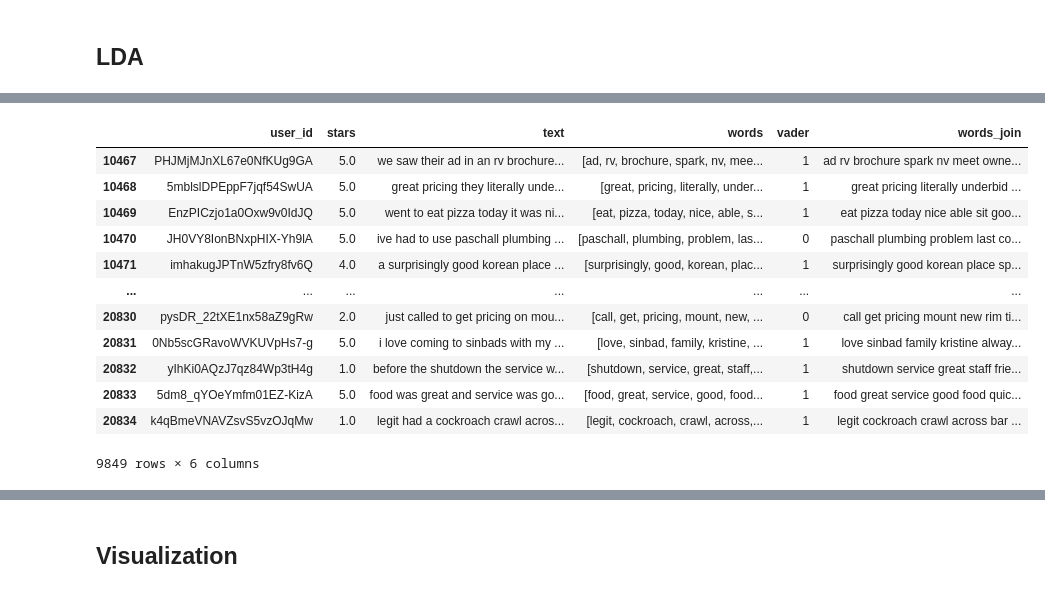
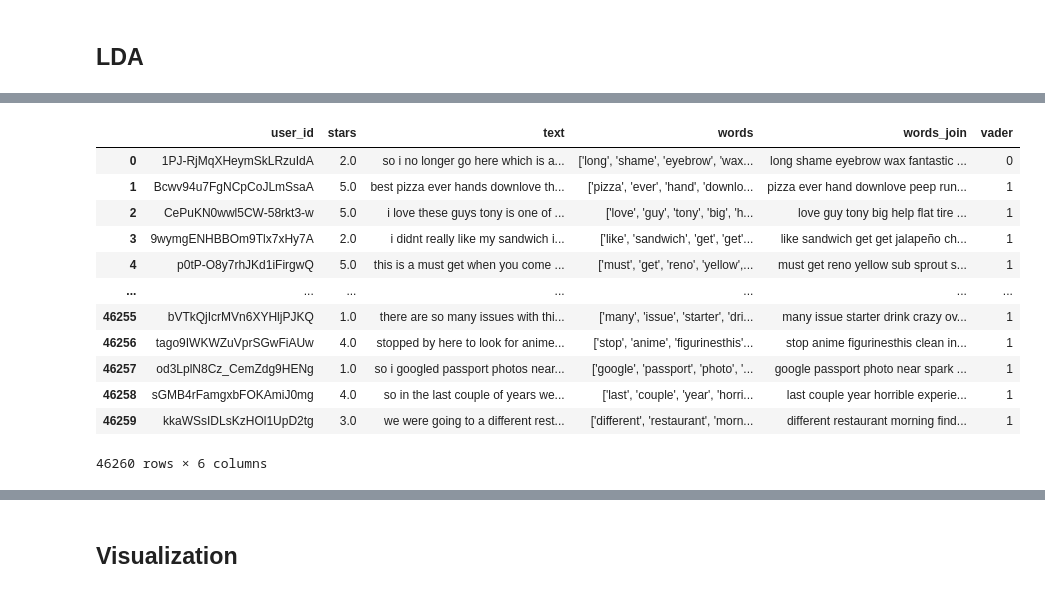
Before and after one commit to JaumeSanCol/Comp_ML, a Jupyter notebook: data_prep.ipynb, the cells around one changed output, grey strips where cells are left out. Drawn from its saved outputs; the diff is of its cells as text; code cells hidden in the pictures.

```diff
--- a/data_prep.ipynb
+++ b/data_prep.ipynb
@@ -274,10 +464,3 @@ irrelevant_words=["well","tell","one","say","think","come","look","even","make",
-# %%
-# remove empty words and irrelevant words
-corpus["words"] = [[word for word in sublist if word not in irrelevant_words] for sublist in corpus["words"]]
-corpus["words"] = corpus["words"].apply(lambda x: [word for word in x if word.strip()])
-# %%
-corpus['words_join'] = None
-corpus["words_join"] = corpus["words"].apply(lambda x: " ".join([word for word in x if word]))
 # %%
 corpus
 # %% [output]
@@ -377,5 +480,3 @@ The value where 95% of the data accumulates is approximately 13.86
-# %%
-corpus = corpus[corpus["non_english_count"] <= threshold_value ].drop(columns=["non_english_count"])
 # %% [markdown]
 ## LDA
 # %%
@@ -513,4 +623,5 @@ corpus
 # %%
 
 n_topics = np.argmax(coherence_values)+2
+num_batches=1
 batches = np.array_split(corpus, num_batches)
@@ -519,19 +630,19 @@ batches = np.array_split(corpus, num_batches)
 # %%
-batches[1]
+batches[0]
 # %% [output]
-|  | user_id | stars | text | words | vader | words_join |
-| 10467 | PHJMjMJnXL67e0NfKUg9GA | 5.0 | we saw their ad in an rv brochure... | [ad, rv, brochure, spark, nv, mee... | 1 | ad rv brochure spark nv meet owne... |
-| 10468 | 5mblslDPEppF7jqf54SwUA | 5.0 | great pricing they literally unde... | [great, pricing, literally, under... | 1 | great pricing literally underbid ... |
-| 10469 | EnzPICzjo1a0Oxw9v0IdJQ | 5.0 | went to eat pizza today it was ni... | [eat, pizza, today, nice, able, s... | 1 | eat pizza today nice able sit goo... |
-| 10470 | JH0VY8IonBNxpHIX-Yh9lA | 5.0 | ive had to use paschall plumbing ... | [paschall, plumbing, problem, las... | 0 | paschall plumbing problem last co... |
-| 10471 | imhakugJPTnW5zfry8fv6Q | 4.0 | a surprisingly good korean place ... | [surprisingly, good, korean, plac... | 1 | surprisingly good korean place sp... |
+|  | user_id | stars | text | words | words_join | vader |
+| 0 | 1PJ-RjMqXHeymSkLRzuIdA | 2.0 | so i no longer go here which is a... | ['long', 'shame', 'eyebrow', 'wax... | long shame eyebrow wax fantastic ... | 0 |
+| 1 | Bcwv94u7FgNCpCoJLmSsaA | 5.0 | best pizza ever hands downlove th... | ['pizza', 'ever', 'hand', 'downlo... | pizza ever hand downlove peep run... | 1 |
+| 2 | CePuKN0wwl5CW-58rkt3-w | 5.0 | i love these guys tony is one of ... | ['love', 'guy', 'tony', 'big', 'h... | love guy tony big help flat tire ... | 1 |
+| 3 | 9wymgENHBBOm9Tlx7xHy7A | 2.0 | i didnt really like my sandwich i... | ['like', 'sandwich', 'get', 'get'... | like sandwich get get jalapeño ch... | 1 |
+| 4 | p0tP-O8y7rhJKd1iFirgwQ | 5.0 | this is a must get when you come ... | ['must', 'get', 'reno', 'yellow',... | must get reno yellow sub sprout s... | 1 |
 | ... | ... | ... | ... | ... | ... | ... |
-| 20830 | pysDR_22tXE1nx58aZ9gRw | 2.0 | just called to get pricing on mou... | [call, get, pricing, mount, new, ... | 0 | call get pricing mount new rim ti... |
-| 20831 | 0Nb5scGRavoWVKUVpHs7-g | 5.0 | i love coming to sinbads with my ... | [love, sinbad, family, kristine, ... | 1 | love sinbad family kristine alway... |
-| 20832 | yIhKi0AQzJ7qz84Wp3tH4g | 1.0 | before the shutdown the service w... | [shutdown, service, great, staff,... | 1 | shutdown service great staff frie... |
-| 20833 | 5dm8_qYOeYmfm01EZ-KizA | 5.0 | food was great and service was go... | [food, great, service, good, food... | 1 | food great service good food quic... |
-| 20834 | k4qBmeVNAVZsvS5vzOJqMw | 1.0 | legit had a cockroach crawl acros... | [legit, cockroach, crawl, across,... | 1 | legit cockroach crawl across bar ... |
+| 46255 | bVTkQjIcrMVn6XYHljPJKQ | 1.0 | there are so many issues with thi... | ['many', 'issue', 'starter', 'dri... | many issue starter drink crazy ov... | 1 |
+| 46256 | tago9IWKWZuVprSGwFiAUw | 4.0 | stopped by here to look for anime... | ['stop', 'anime', 'figurinesthis'... | stop anime figurinesthis clean in... | 1 |
+| 46257 | od3LplN8Cz_CemZdg9HENg | 1.0 | so i googled passport photos near... | ['google', 'passport', 'photo', '... | google passport photo near spark ... | 1 |
+| 46258 | sGMB4rFamgxbFOKAmiJ0mg | 4.0 | so in the last couple of years we... | ['last', 'couple', 'year', 'horri... | last couple year horrible experie... | 1 |
+| 46259 | kkaWSsIDLsKzHOl1UpD2tg | 3.0 | we were going to a different rest... | ['different', 'restaurant', 'morn... | different restaurant morning find... | 1 |
-9849 rows × 6 columns
+46260 rows × 6 columns
 # %%
 # Store topic distributions
 all_topic_matrices = []
```
Also changed, not shown: parts of 64 cells of this notebook, 3 other files.
